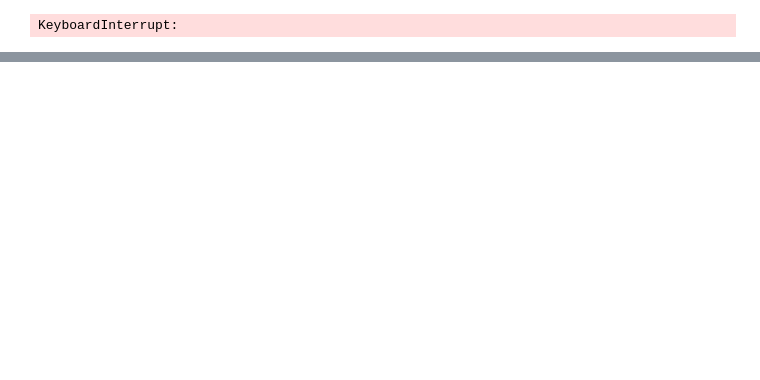
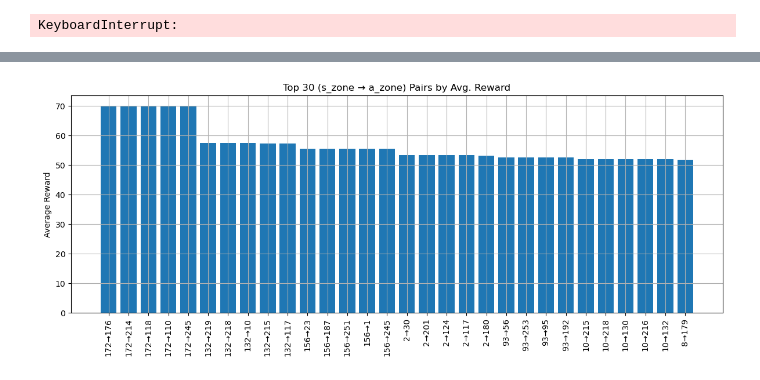
Before and after one commit to EdSu03/adsproject, a Jupyter notebook: Q_learning.ipynb, the cells around one changed output, grey strips where cells are left out. Saved outputs shown, nothing was run; the diff lists cells and outputs as text; code cells hidden in the pictures; blank space fills up the shorter version.

```diff
--- a/Q_learning.ipynb
+++ b/Q_learning.ipynb
@@ -393,0 +436,31 @@ evaluate_policy(df, rollout, num_rollouts=100, steps=32)
+# %%
+import pandas as pd
+import matplotlib.pyplot as plt
+
+def plot_avg_reward_distribution(csv_path, top_n=30):
+    """
+    Plot average reward for top N (s_zone, a_zone) pairs.
+
+    Args:
+        csv_path: path to your q_learning_samples_96.csv
+        top_n: number of (s,a) pairs to plot
+    """
+    df = pd.read_csv(csv_path)
+    grouped = df.groupby(['s_zone', 'a_zone'])['reward'].mean().reset_index()
+    grouped_sorted = grouped.sort_values(by='reward', ascending=False).head(top_n)
+
+    labels = [f"{int(s)}→{int(a)}" for s, a in zip(grouped_sorted['s_zone'], grouped_sorted['a_zone'])]
+    rewards = grouped_sorted['reward'].values
+
+    plt.figure(figsize=(12, 5))
+    plt.bar(labels, rewards)
+    plt.xticks(rotation=90)
+    plt.ylabel("Average Reward")
+    plt.title(f"Top {top_n} (s_zone → a_zone) Pairs by Avg. Reward")
+    plt.grid(True)
+    plt.tight_layout()
+    plt.show()
+# %%
+plot_avg_reward_distribution("./data_for_q_learning/q_learning_samples_96.csv", top_n=30)
+# %% [output]
+[figure, added]
```
Also changed, not shown: parts of 10 cells of this notebook, 2 other files.
